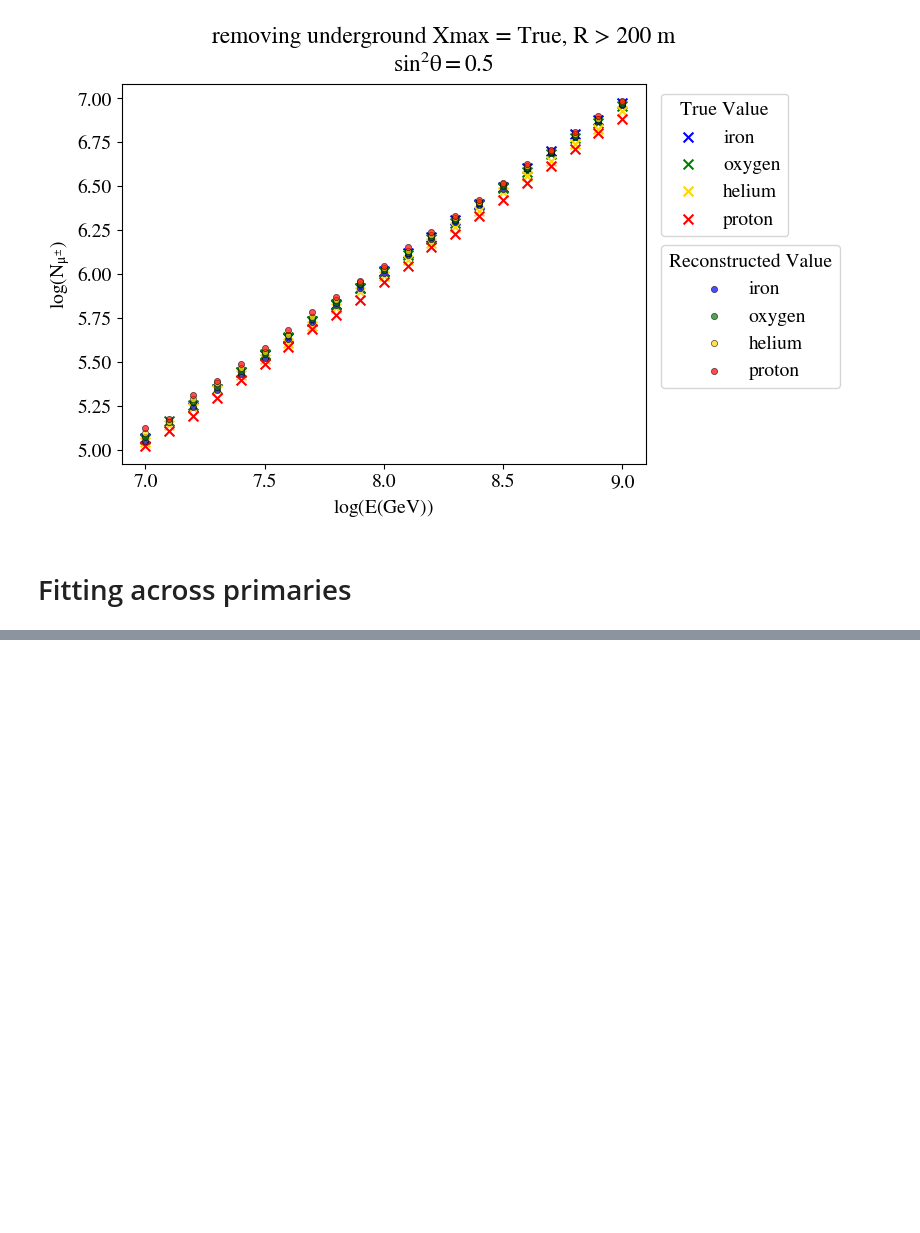
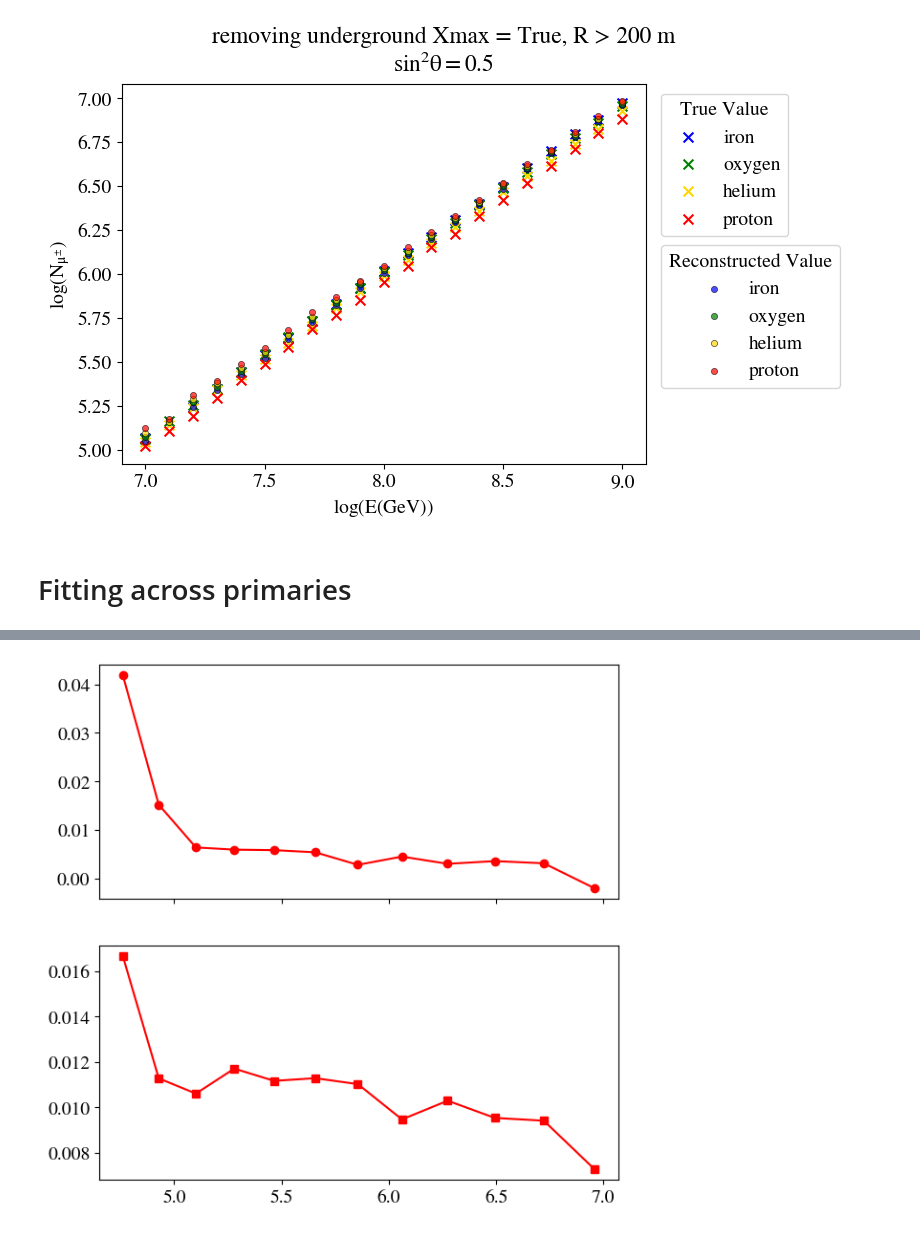
Before and after one commit to WassachonKam/CORSIKA-processing, a Jupyter notebook: RegressionPlot.ipynb, the cells around one changed output, grey strips where cells are left out. Cells and saved outputs as stored; diff of their text form; code cells hidden in the pictures; blank space fills up the shorter version.

```diff
--- a/RegressionPlot.ipynb
+++ b/RegressionPlot.ipynb
@@ -158,0 +200,83 @@ plt_recon_res(df_Nmu, filteringXmax, minR, sin2)
+# %%
+ThreshR = 200
+filteringXmax = True
+energy_bins = np.logspace(7.0, 9.0, 21)
+sin2theta = df_Nmu_all_events['sin2theta']
+energy = df_Nmu_all_events['energy']
+particle = df_Nmu_all_events['particle']
+
+colors = {'proton': 'red',
+			'helium': 'gold',
+			'oxygen': 'green',
+			'iron': 'blue'}
+particle_bins = ['proton', 'helium', 'oxygen', 'iron']
+
+titlelabel =  f'removing underground Xmax = {filteringXmax}, R > {ThreshR} m'
+zenith_label = rf'$\mathrm{{sin^2 \theta = {sin2}}}$'
+x_label = rf'$\mathrm{{log}}(E_0 \mathrm{{(eV)}})$'
+
+log=True
+fig1, (ax1, ax2) = plt.subplots(2, 1, figsize=(7, 7), sharex=True)
+
+for p_idx, p in enumerate(particle_bins):
+
+	Nmu_true_all = []
+	Nmu_pred_all = []
+
+	for e_idx, e in enumerate(energy_bins):
+
+		mask = np.isclose(sin2theta, sin2) & (energy == e) & (particle == p)
+		df_mask = df_Nmu_all_events[mask]
+
+		if not df_mask.empty:
+			Nmu_true_all.append(df_mask['Nmu_true'].values)
+			Nmu_pred_all.append(df_mask['Nmu_pred'].values)
+
+	# ← outside the energy loop: accumulate all energies first
+	if len(Nmu_true_all) == 0:
+		continue
+
+	n_true = np.concatenate(Nmu_true_all)
+	n_reco = np.concatenate(Nmu_pred_all)  # ← was Nmu_pred_all (raw list)
+
+	# plot_migration_matrix(n_true, n_reco, bins=50, log=True)
+
+	centers, bias, width = compute_width(n_true, n_reco, bins=12, log=True)
+
+	ax1.plot(centers, bias, 'o-', color=colors[p], label=p)
+	ax2.plot(centers, width, 's-', color=colors[p], label=p)
+
+
+	xedges, yedges, H_norm, edges = plot_migration_matrix(n_true, n_reco, bins=50, log=False)
+	fig, ax = plt.subplots(figsize=(7, 6))
+	mesh = ax.pcolormesh(xedges, yedges, H_norm.T, cmap='Blues', vmin=0, vmax=1)
+	plt.colorbar(mesh, ax=ax, label='Fraction per true bin')
+
+	ax.plot([edges[0], edges[-1]], [edges[0], edges[-1]], 'r--', lw=1.5, label='y = x')
+	ax.set_xlabel(r'log $N_\mu ^{{true}}$')
+	ax.set_ylabel(r'log $N_\mu ^{{recon}}$')
+	ax.set_title(rf'{p}')
+	# if log:
+	# 	ax.set_xscale('log')
+	# 	ax.set_yscale('log')
+	ax.legend()
+	plt.tight_layout()
+	plt.savefig('migration_matrix.png', dpi=150)
+	plt.show()
+
+ax1.axhline(0, color='gray', lw=1, ls='--')
+ax1.set_ylabel(r'Bias: median$\left(\frac{N_\mu^{reco} - N_\mu^{true}}{N_\mu^{true}}\right)$')
+ax1.set_title(r'Bias and Resolution vs. log $N_\mu ^{{true}}$')
+ax1.legend()
+ax2.set_ylabel(r'Resolution: ($\sigma_{68}$)')
+ax2.set_xlabel(r'log $N_\mu ^{{true}}$')
+# if log:
+# 	ax1.set_xscale('log')
+# 	ax2.set_xscale('log')
+
+plt.tight_layout()
+fig1.savefig('width_plot.png', dpi=150)
+display(fig1)   # ← explicitly show fig1, bypasses plt state issues
+plt.close('all')
+# %% [output]
+[figure, added]
```
Also changed, not shown: parts of 4 cells of this notebook, 7 other files.
